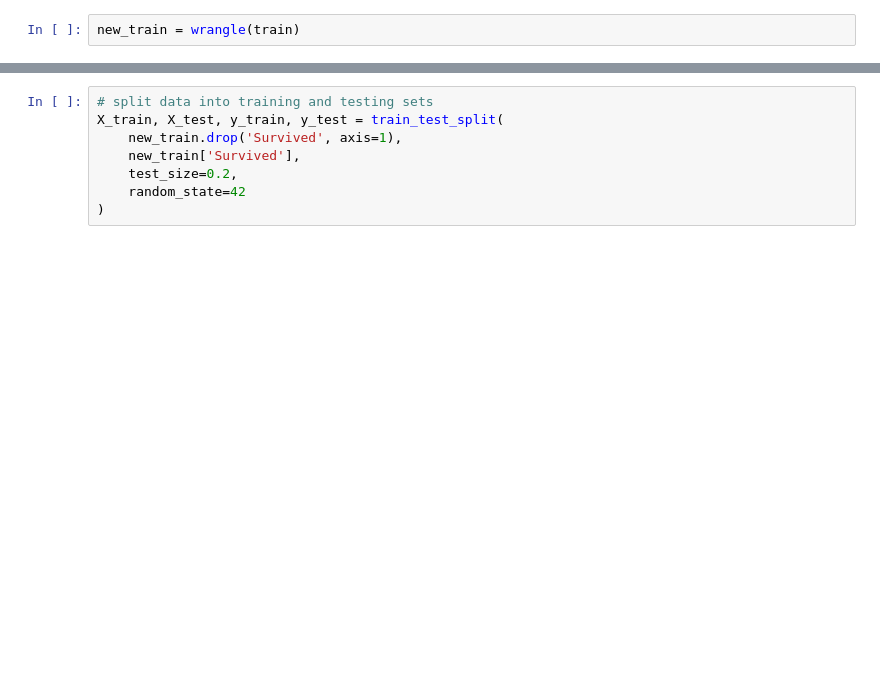
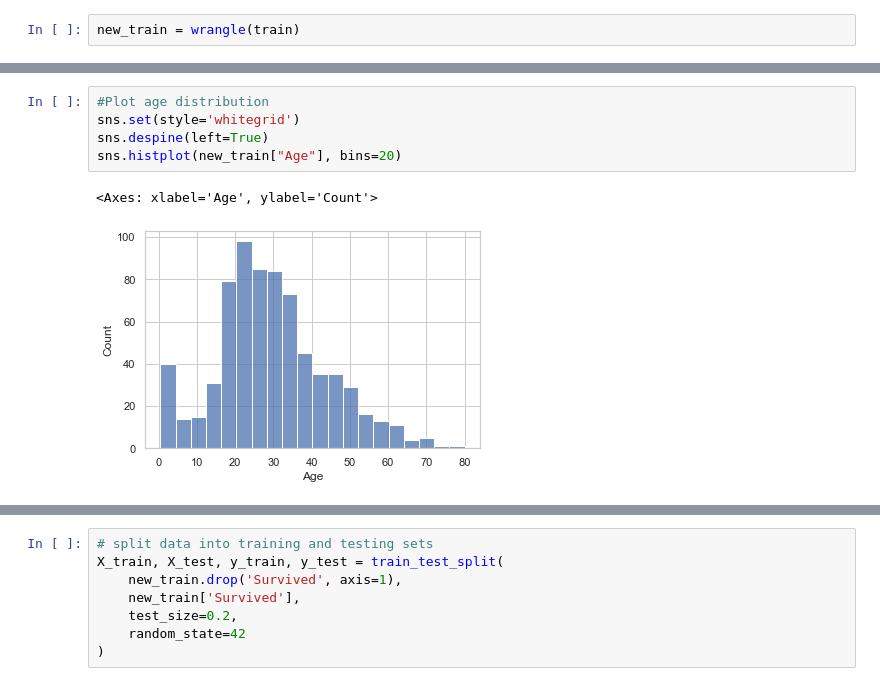
Before and after one commit to Guarzog/Kaggle, a Jupyter notebook: Titanic/Titanic.ipynb, the cells around one changed output, grey strips where cells are left out. Drawn from its saved outputs; the diff is of its cells as text; blank space fills up the shorter version.

Commit message:
added visualisation and feature importances:

```diff
--- a/Titanic/Titanic.ipynb
+++ b/Titanic/Titanic.ipynb
@@ -58,0 +128,8 @@ new_train.head()
+# %%
+#Plot age distribution
+sns.set(style='whitegrid')
+sns.despine(left=True)
+sns.histplot(new_train["Age"], bins=20)
+# %% [output]
+<Axes: xlabel='Age', ylabel='Count'>
+[figure, added]
```
Also changed, not shown: parts of 30 cells of this notebook, 1 other file.
